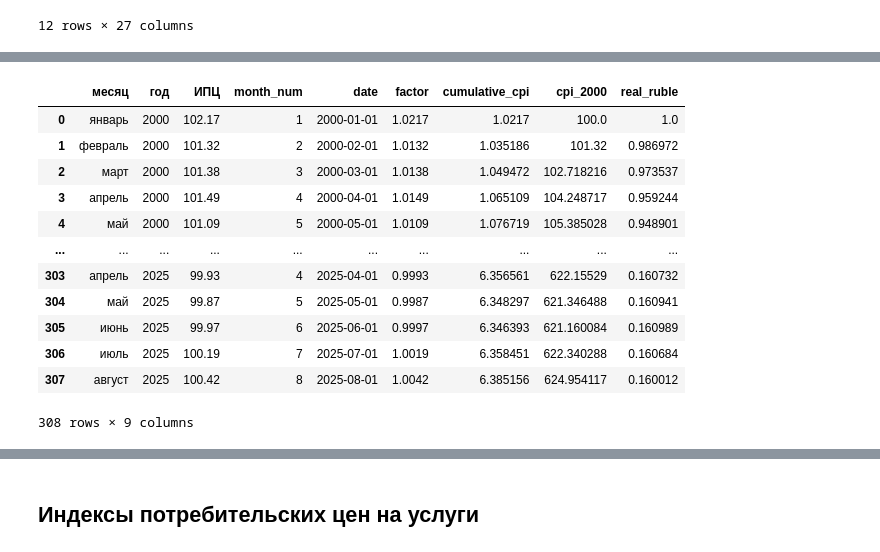
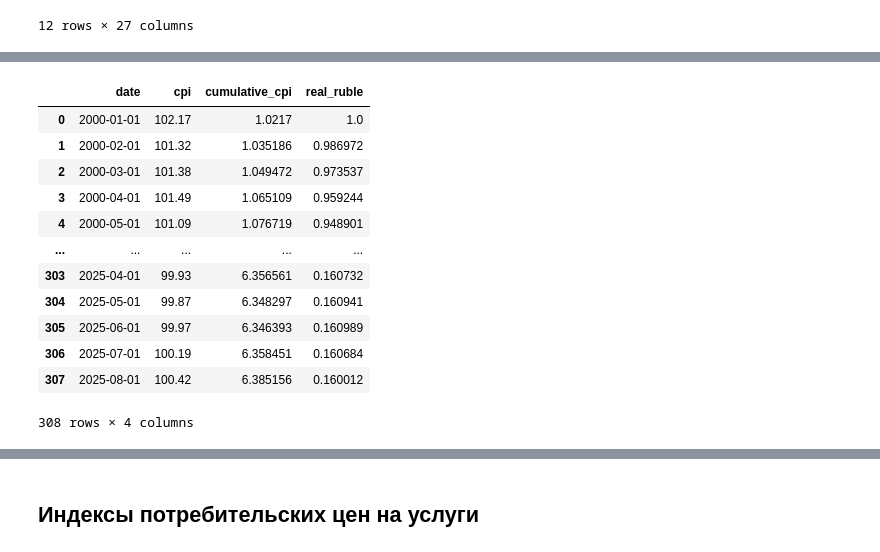
Before and after one commit to ruslooob/data-core, a Jupyter notebook: cpi_data_core.ipynb, the cells around one changed output, grey strips where cells are left out. Drawn from its saved outputs; the diff is of its cells as text; code cells hidden in the pictures.

```diff
--- a/cpi_data_core.ipynb
+++ b/cpi_data_core.ipynb
@@ -60,15 +92,28 @@ plot_2d_interactive(
 # %% [output]
 [interactive output not drawn]
 # %%
-df_melted['factor'] = df_melted['ИПЦ'] / 100
+def load_normalized_ipc_data(
+    ipc_type: IpcType = IpcType.GOODS_AND_SERVICES,
+    base_year: str | pd.Timestamp = '2000-01-01'
+) -> pd.DataFrame:
+    """
+    Загружает cpi, рассчитывает накопленный индекс и реальную покупательную способность рубля относительно базового года.
+    """
+    df = load_melted_ipc_data(ipc_type)
 
-# Накопленный индекс
-df_melted['cumulative_cpi'] = df_melted['factor'].cumprod()
+    base_date = pd.Timestamp(base_year)
 
-# ---- Нормализация к базовому году ----
-base_date = pd.Timestamp('2000-01-01')
-base_value = df_melted.loc[df_melted['date'] == base_date, 'cumulative_cpi'].values[0]
-df_melted['cpi_2000'] = (df_melted['cumulative_cpi'] / base_value) * 100
+    df['factor'] = df['cpi'] / 100
+    df['cumulative_cpi'] = df['factor'].cumprod()
 
-# ---- Реальная ценность рубля ----
-df_melted['real_ruble'] = 100 / df_melted['cpi_2000']
+    # нормализация к базовому году
+    base_value = df.loc[df['date'] == base_date, 'cumulative_cpi'].values[0]
+
+    df['cpi_base'] = (df['cumulative_cpi'] / base_value) * 100
+
+    df['real_ruble'] = 100 / df['cpi_base']
+
+    return df[['date', 'cpi', 'cumulative_cpi', 'real_ruble']]
+
+df_melted = load_normalized_ipc_data(IpcType.GOODS_AND_SERVICES, base_year='2000-01-01')
+df_melted.head()
@@ -233,33 +242,22 @@ plot_2d_interactive(
 # %% [output]
 [interactive output not drawn]
 # %%
-df_melted['factor'] = df_melted['ИПЦ'] / 100
-
-# Накопленный индекс
-df_melted['cumulative_cpi'] = df_melted['factor'].cumprod()
-
-# ---- Нормализация к базовому году ----
-base_date = pd.Timestamp('2000-01-01')
-base_value = df_melted.loc[df_melted['date'] == base_date, 'cumulative_cpi'].values[0]
-df_melted['cpi_2000'] = (df_melted['cumulative_cpi'] / base_value) * 100
-
-# ---- Реальная ценность рубля ----
-df_melted['real_ruble'] = 100 / df_melted['cpi_2000']
+df_melted = load_normalized_ipc_data(IpcType.NONFOOD, base_year='2000-01-01')
 df_melted
 # %% [output]
-|  | месяц | год | ИПЦ | month_num | date | factor | cumulative_cpi | cpi_2000 | real_ruble |
-| 0 | январь | 2000 | 102.17 | 1 | 2000-01-01 | 1.0217 | 1.0217 | 100.0 | 1.0 |
-| 1 | февраль | 2000 | 101.32 | 2 | 2000-02-01 | 1.0132 | 1.035186 | 101.32 | 0.986972 |
-| 2 | март | 2000 | 101.38 | 3 | 2000-03-01 | 1.0138 | 1.049472 | 102.718216 | 0.973537 |
-| 3 | апрель | 2000 | 101.49 | 4 | 2000-04-01 | 1.0149 | 1.065109 | 104.248717 | 0.959244 |
-| 4 | май | 2000 | 101.09 | 5 | 2000-05-01 | 1.0109 | 1.076719 | 105.385028 | 0.948901 |
-| ... | ... | ... | ... | ... | ... | ... | ... | ... | ... |
-| 303 | апрель | 2025 | 99.93 | 4 | 2025-04-01 | 0.9993 | 6.356561 | 622.15529 | 0.160732 |
-| 304 | май | 2025 | 99.87 | 5 | 2025-05-01 | 0.9987 | 6.348297 | 621.346488 | 0.160941 |
-| 305 | июнь | 2025 | 99.97 | 6 | 2025-06-01 | 0.9997 | 6.346393 | 621.160084 | 0.160989 |
-| 306 | июль | 2025 | 100.19 | 7 | 2025-07-01 | 1.0019 | 6.358451 | 622.340288 | 0.160684 |
-| 307 | август | 2025 | 100.42 | 8 | 2025-08-01 | 1.0042 | 6.385156 | 624.954117 | 0.160012 |
+|  | date | cpi | cumulative_cpi | real_ruble |
+| 0 | 2000-01-01 | 102.17 | 1.0217 | 1.0 |
+| 1 | 2000-02-01 | 101.32 | 1.035186 | 0.986972 |
+| 2 | 2000-03-01 | 101.38 | 1.049472 | 0.973537 |
+| 3 | 2000-04-01 | 101.49 | 1.065109 | 0.959244 |
+| 4 | 2000-05-01 | 101.09 | 1.076719 | 0.948901 |
+| ... | ... | ... | ... | ... |
+| 303 | 2025-04-01 | 99.93 | 6.356561 | 0.160732 |
+| 304 | 2025-05-01 | 99.87 | 6.348297 | 0.160941 |
+| 305 | 2025-06-01 | 99.97 | 6.346393 | 0.160989 |
+| 306 | 2025-07-01 | 100.19 | 6.358451 | 0.160684 |
+| 307 | 2025-08-01 | 100.42 | 6.385156 | 0.160012 |
-308 rows × 9 columns
+308 rows × 4 columns
 # %%
 plot_2d_interactive(
     x=df_melted['date'],
```
Also changed, not shown: parts of 17 cells of this notebook, 1 other file.
